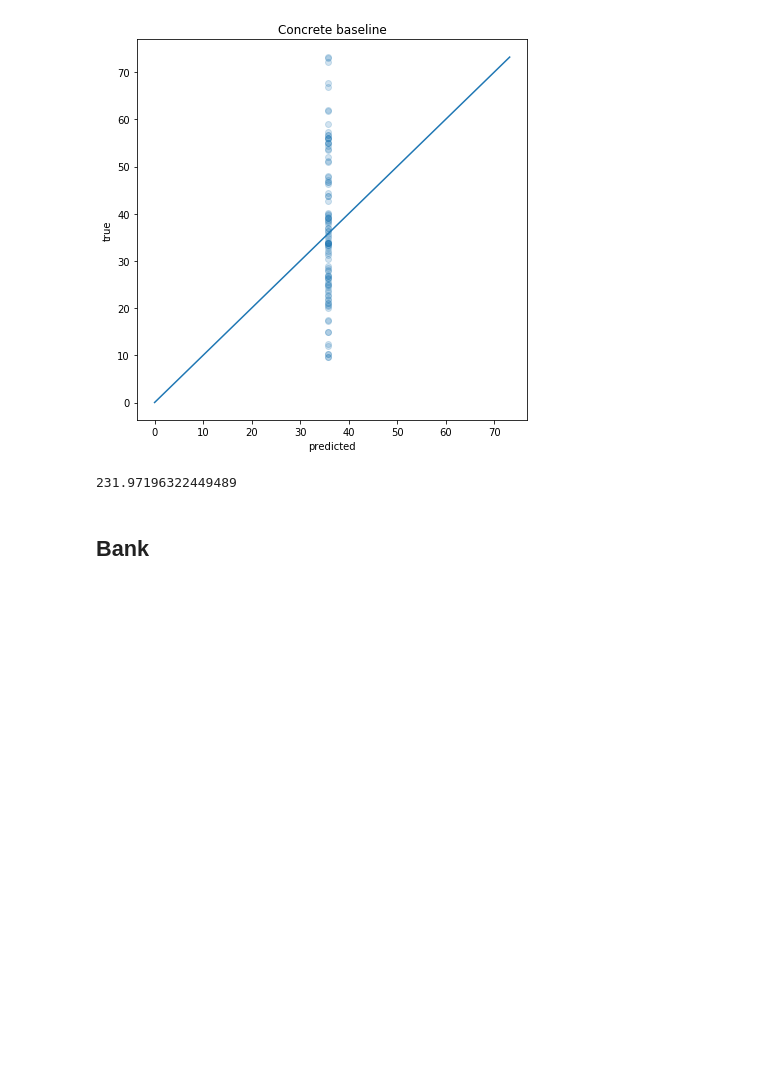
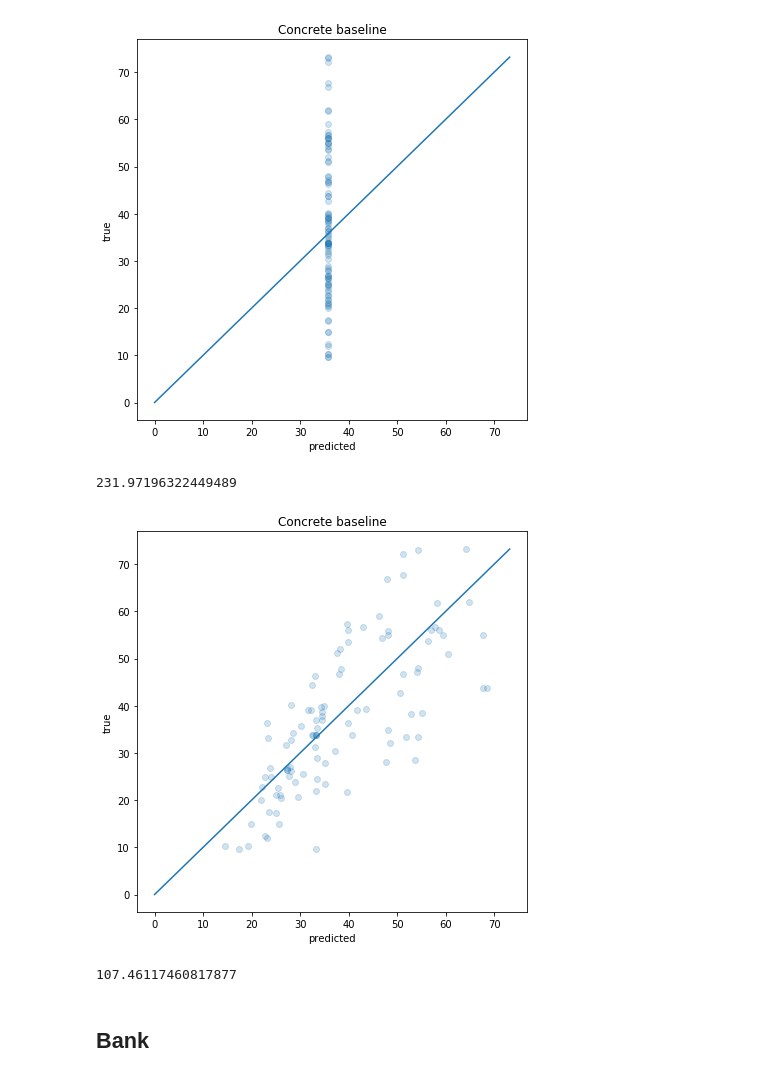
Before and after one commit to SimonMcDonnell/Dissertation, a Jupyter notebook: baseline_models.ipynb, the cells around one changed output. Cells and saved outputs as stored; diff of their text form; code cells hidden in the pictures; blank space fills up the shorter version.

```diff
--- a/baseline_models.ipynb
+++ b/baseline_models.ipynb
@@ -68,10 +80,21 @@ pred = reg.predict(X_test)
 plot_predictions(pred, y_test, 'Concrete baseline', 'graphs/concrete/test/concrete_baseline.pdf')
 # %% [output]
 [figure]
+# %%
+msse(pred, y_test)
+# %% [output]
+231.97196322449489
+# %%
+reg = LinearRegression()
+reg.fit(X_train, y_train)
+pred = reg.predict(X_test)
+plot_predictions(pred, y_test, 'Concrete baseline', 'graphs/concrete/test/concrete_baseline.pdf')
+# %% [output]
+[figure, added]
 # %%
 msse(pred, y_test)
 # %% [output]
-231.97196322449489
+107.46117460817877
 # %% [markdown]
 ## Bank
 # %%
```
Also changed, not shown: parts of 12 cells of this notebook, 7 other files.
